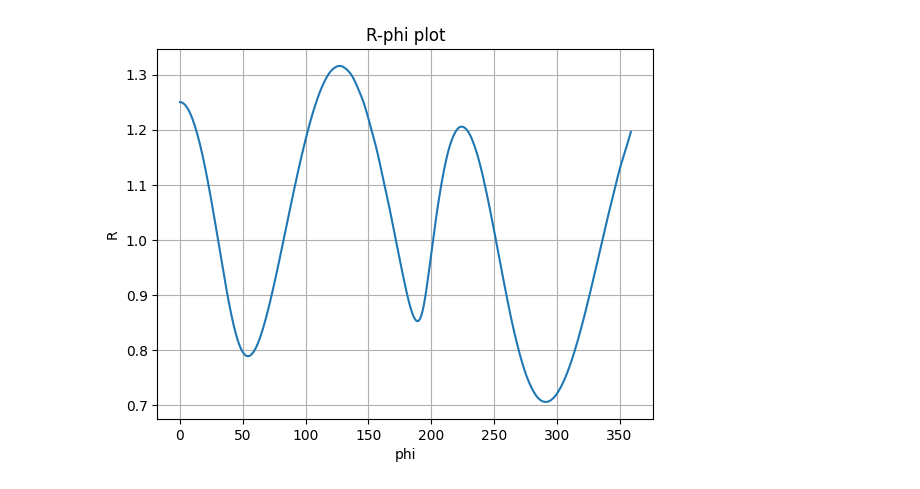
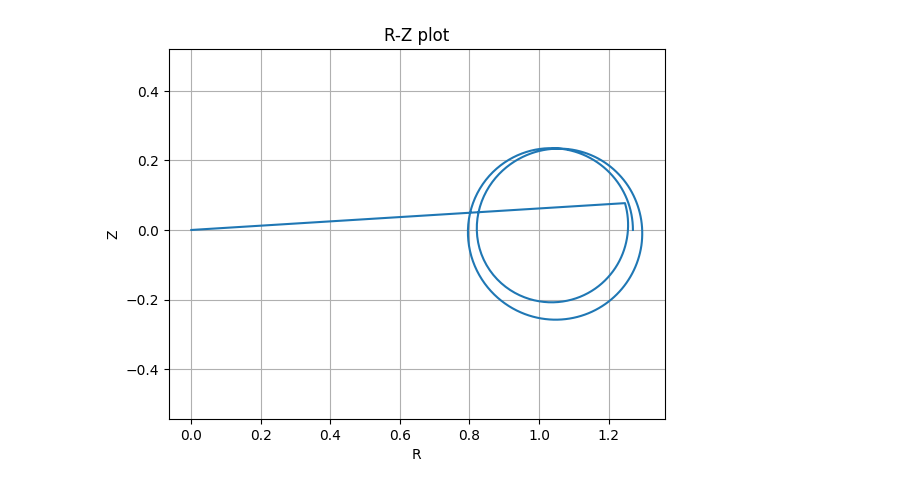
Before and after one commit to cdfantasy/scan_fieldlines, a Jupyter notebook: trace_main.ipynb, the cells around one changed output. Cells and saved outputs as stored; diff of their text form; code cells hidden in the pictures.

```diff
--- a/trace_main.ipynb
+++ b/trace_main.ipynb
@@ -88,8 +87,12 @@ z_range = spline_data['z_range']
 z_range = np.asfortranarray(z_range)
 phi_radrange = spline_data['phi_radrange']
 phi_radrange = np.asfortranarray(phi_radrange)
-# phi_arcrange = phiarc_grid[:,0,0] # phi range in first dimesion
-# r_range = r_grid[0,:,0]
-# z_range = z_grid[0,0,:]
-delta_phi = np.deg2rad(phi_radrange[1] - phi_radrange[0])
+phi_arcrange = np.deg2rad(phi_radrange)
+nphi = len(phi_radrange)
+nr = len(r_range)
+nz = len(z_range)
+
+delta_phiarc = np.deg2rad(phi_radrange[1] - phi_radrange[0])
+delta_phirad = phi_radrange[1] - phi_radrange[0]
+delta_phi = delta_phirad
 print("Spline data loaded")
@@ -114,69 +119,74 @@ br_spline_extcur = np.sum(br_spline_extcur, axis=0)
 bz_spline_extcur = bz_spline * extcur[:, np.newaxis, np.newaxis, np.newaxis, np.newaxis]
 bz_spline_extcur = np.sum(bz_spline_extcur, axis=0)
 
-# time_start = time.time()
-# bp_test = r8herm_interpolation(0, 1.25, 0, phi_radrange, r_range, z_range, bp_spline_extcur)
-# time_end = time.time()
-# print(f"Interpolation done in {time_end - time_start:.5f} s")
 
-def trace_single_fieldlines(R_start, Z_start, phi_start, phi_radrange, r_range, z_range, nsteps, bp_spline_extcur, br_spline_extcur, bz_spline_extcur):
+
+def trace_single_fieldlines(R_start, Z_start, phi_start, phi_arcrange, r_range, z_range, nsteps, bp_spline_extcur, br_spline_extcur, bz_spline_extcur):
     R = np.zeros(nsteps)
     Z = np.zeros(nsteps)
     phi = np.zeros(nsteps)
     R[0] = R_start
     Z[0] = Z_start
     phi[0] = phi_start
+    nphi = len(phi_radrange)
+    nr = len(r_range)
+    nz = len(z_range)
+    delta_phi = phi_arcrange[1] - phi_arcrange[0]
 
-    def filedline(phi, rz):
-        # time_start2 = time.time()
+    # time_start = time.time()
+
+    def fieldline(phi, rz):
         R, Z = rz
-        bp_tem = r8herm_interpolation(phi, R, Z, phi_radrange, r_range, z_range, bp_spline_extcur)
-        br_tem = r8herm_interpolation(phi, R, Z, phi_radrange, r_range, z_range, br_spline_extcur)
-        bz_tem = r8herm_interpolation(phi, R, Z, phi_radrange, r_range, z_range, bz_spline_extcur)
-        # time_end2 = time.time()
-        # print(f"Interpolation done in {time_end2 - time_start2:.3f} s")
-        return [br_tem/bp_tem, bz_tem/bp_tem]
+        bp_tem = r8herm_interpolation(phi, R, Z, phi_arcrange, r_range, z_range, bp_spline_extcur)
+        br_tem = r8herm_interpolation(phi, R, Z, phi_arcrange, r_range, z_range, br_spline_extcur)
+        bz_tem = r8herm_interpolation(phi, R, Z, phi_arcrange, r_range, z_range, bz_spline_extcur)
+        return [br_tem / bp_tem, bz_tem / bp_tem]
 
-    for i in range(nsteps-1):
-        R_temep = R[i]
-        Z_temep = Z[i]
-        phi_temep = phi[i]%phi_radrange[-1]
-        sol = solve_ivp(filedline, [phi_temep, phi_temep + delta_phi], [R_temep, Z_temep], method='LSODA', rtol=1e-12)
-        R[i+1] = sol.y[0][-1]
-        Z[i+1] = sol.y[1][-1]
-        phi[i+1] = phi[i] + phi_radrange[1]
-        # diff = (R[i+1] - R[i])**2 + (Z[i+1] - Z[i])**2
-        # if diff < 1e-5:
-        #     print(f"Fieldline converged at step {i+1}")
-        #     break
-        if R[i+1] < r_range[0] or R[i+1] > r_range[-1] or Z[i+1] < z_range[0] or Z[i+1] > z_range[-1]:
-            print(f"Fieldline out of range at step {i+1}")
+    for i in range(nsteps - 1):
+        R_temp = R[i]
+        Z_temp = Z[i]
+        phi_temp = i%
+        sol = solve_ivp(fieldline, [phi_temp, phi_temp + delta_phi], [R_temp, Z_temp], method='LSODA', rtol=1e-12)
+        if sol.success:
+            R[i + 1] = sol.y[0][-1]
+            Z[i + 1] = sol.y[1][-1]
+            phi[i + 1] = phi[i] + delta_phi
+        else:
+            print(f"Integration failed at step {i + 1}")
             break
 
-        # time_end = time.time()
-        # print(f"R = {R[i+1]:.3f}, Z = {Z[i+1]:.3f}, phi = {phi[i+1]:.3f}")
-        # print(f"Step {i+1} done in {time_end - time_start:.3f} s")
+        if R[i + 1] < r_range[0] or R[i + 1] > r_range[-1] or Z[i + 1] < z_range[0] or Z[i + 1] > z_range[-1]:
+            print(f"Fieldline out of range at step {i + 1}")
+            break
+
+        time_end = time.time()
+        # print(f"R = {R[i + 1]:.3f}, Z = {Z[i + 1]:.3f}, phi = {phi[i + 1]:.3f}")
+        # print(f"Step {i + 1} done in {time_end - time_start:.3f} s")
 
     line = np.vstack((R, Z, phi))
     return line
 
 print("Begin fieldline tracing")
-nsteps = 600
-R_start = 1.25
+nsteps = 240
+R_start = 1.27
 Z_start = 0
 phi_start = 0
 time_start = time.time()
-test_line = trace_single_fieldlines(R_start, Z_start, phi_start, phi_radrange, r_range, z_range, nsteps, bp_spline_extcur, br_spline_extcur, bz_spline_extcur)
+test_line = trace_single_fieldlines(R_start, Z_start, phi_start, phi_arcrange, r_range, z_range, nsteps, bp_spline_extcur, br_spline_extcur, bz_spline_extcur)
 time_end = time.time()
 print(f"Fieldline tracing done in {time_end - time_start:.5f} s")
 
 import matplotlib.pyplot as plt
 #plot R-phi 2D plot
 plt.figure()
-plt.plot(test_line[2], test_line[0])
-plt.xlabel('phi')
-plt.ylabel('R')
-plt.title('R-phi plot')
+plt.plot(test_line[0], test_line[1])
+plt.xlabel('R')
+plt.ylabel('Z')
+plt.title('R-Z plot')
+plt.axis('equal')
 plt.grid()
 plt.show()
+
+from scipy.io import savemat
+savemat('test_line.mat', {'test_line': test_line})
 # %% [output]
@@ -186,3 +205,3 @@ Fieldline tracing done in 0.08059 s
-[figure, old version]
+[figure, new version]
 # %%
 import matplotlib.pyplot as plt
```
Also changed, not shown: parts of 3 cells of this notebook, 8 other files.
